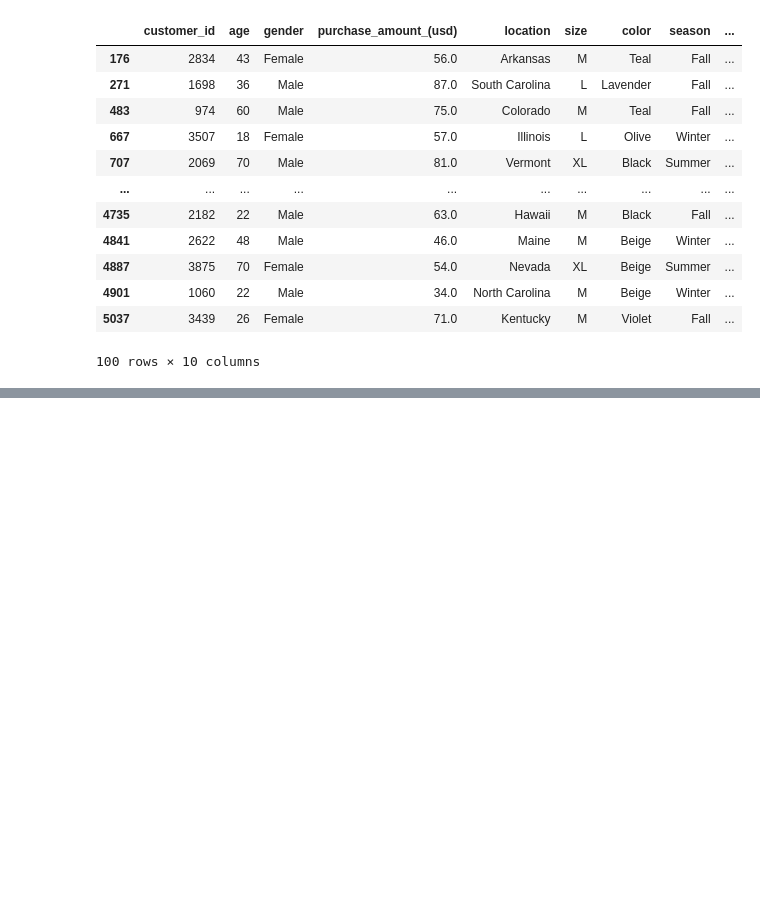
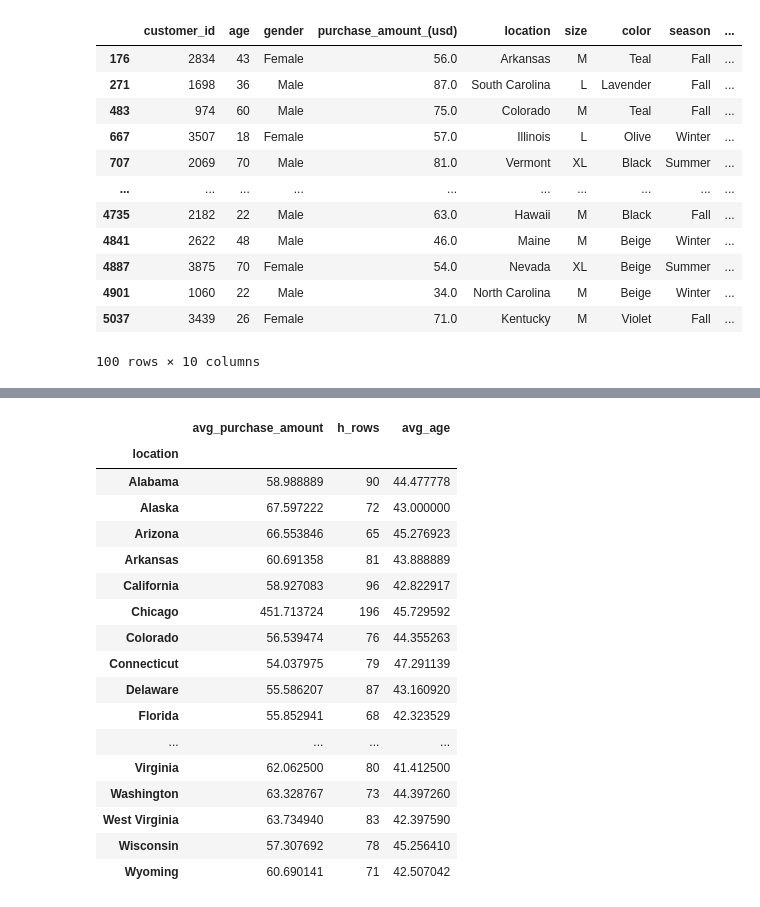
Before and after one commit to DhanushkaSa/Machine-learning-from-scratch-to-advanced, a Jupyter notebook: Day 9/home.ipynb, the cells around one changed output, grey strips where cells are left out. Saved outputs shown, nothing was run; the diff lists cells and outputs as text; code cells hidden in the pictures; blank space fills up the shorter version.

Commit message:
try groupby and finding frequency

```diff
--- a/Day 9/home.ipynb
+++ b/Day 9/home.ipynb
@@ -423,0 +488,26 @@ duplicate
+# %%
+df.groupby("location").agg(
+    avg_purchase_amount=("purchase_amount_(usd)", "mean"),
+    h_rows = ("purchase_amount_(usd)","count"),
+    avg_age = ("age","mean")
+
+)
+# %% [output]
+|  | avg_purchase_amount | h_rows | avg_age |
+| location |  |  |  |
+| Alabama | 58.988889 | 90 | 44.477778 |
+| Alaska | 67.597222 | 72 | 43.000000 |
+| Arizona | 66.553846 | 65 | 45.276923 |
+| Arkansas | 60.691358 | 81 | 43.888889 |
+| California | 58.927083 | 96 | 42.822917 |
+| Chicago | 451.713724 | 196 | 45.729592 |
+| Colorado | 56.539474 | 76 | 44.355263 |
+| Connecticut | 54.037975 | 79 | 47.291139 |
+| Delaware | 55.586207 | 87 | 43.160920 |
+| Florida | 55.852941 | 68 | 42.323529 |
+| ... | ... | ... | ... |
+| Virginia | 62.062500 | 80 | 41.412500 |
+| Washington | 63.328767 | 73 | 44.397260 |
+| West Virginia | 63.734940 | 83 | 42.397590 |
+| Wisconsin | 57.307692 | 78 | 45.256410 |
+| Wyoming | 60.690141 | 71 | 42.507042 |
```
Also changed, not shown: parts of 5 cells of this notebook.
